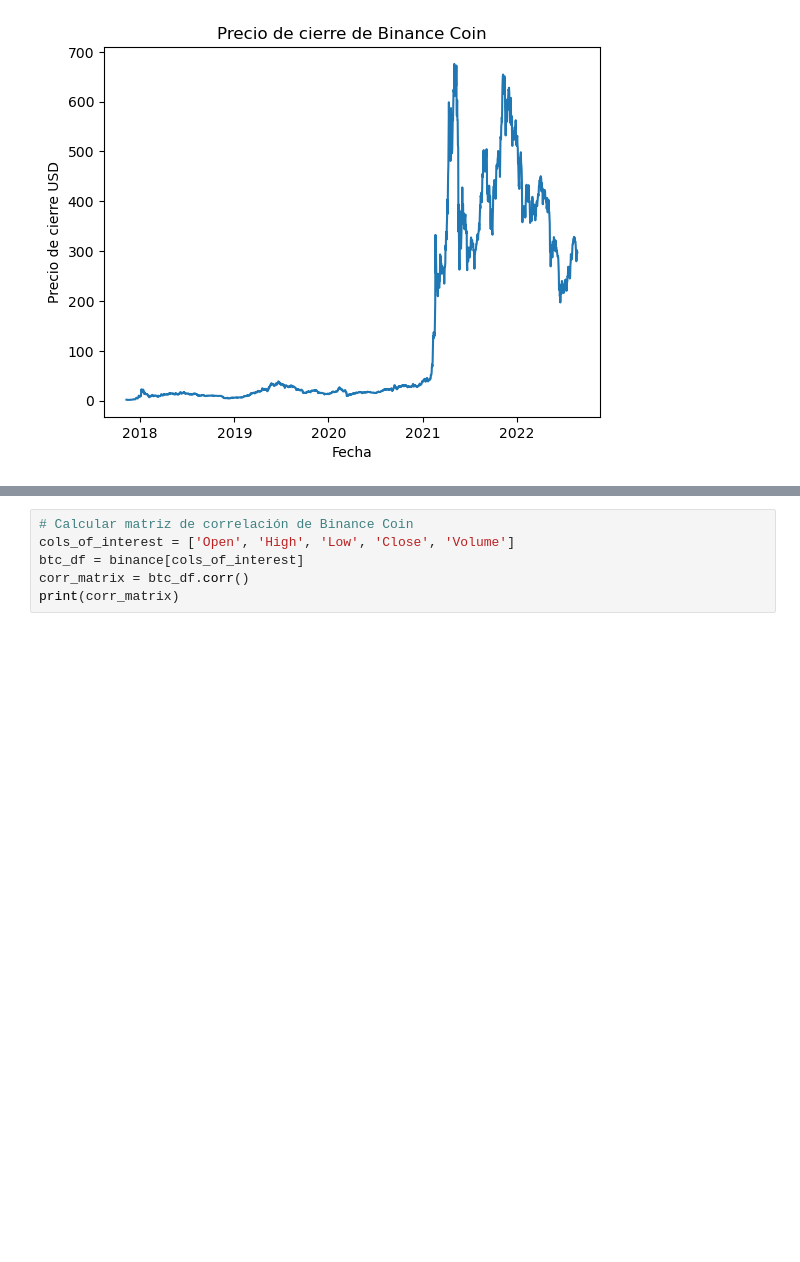
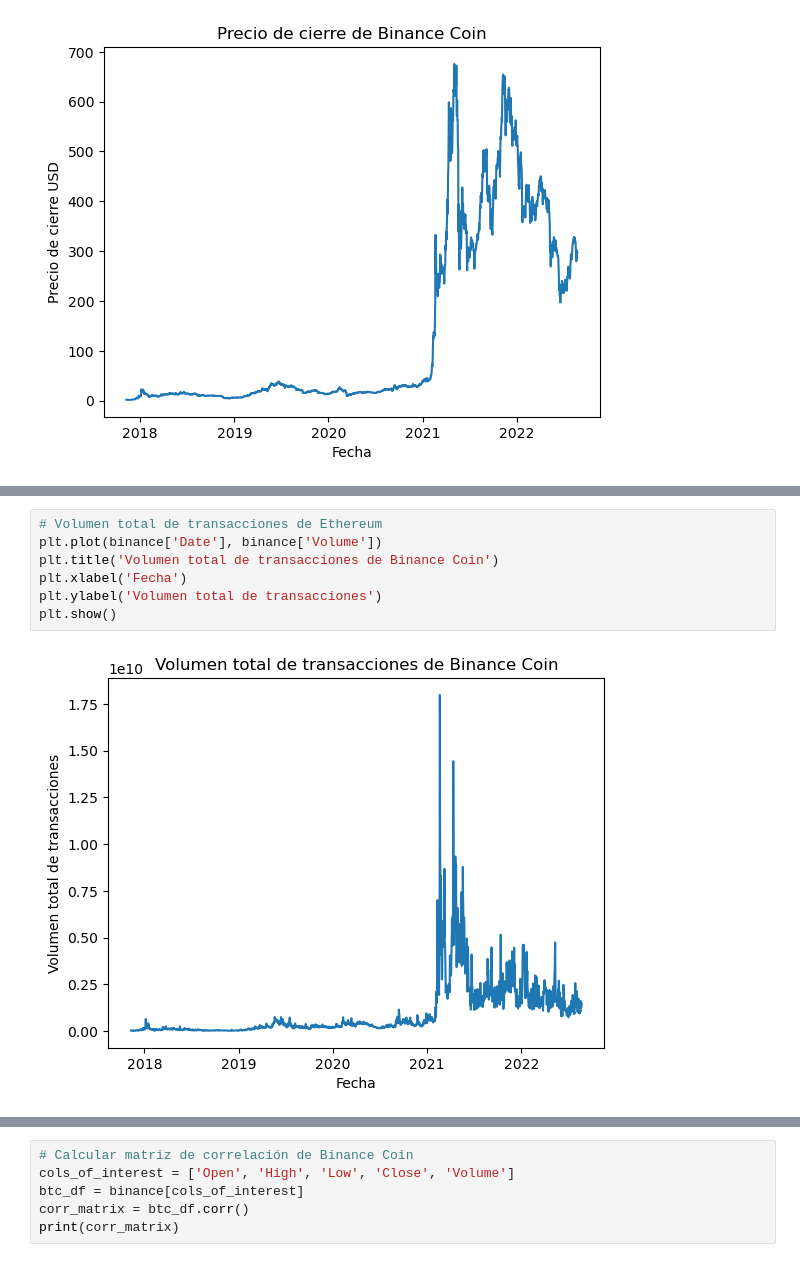
Before and after one commit to angelmpa/proyecto-portafolio, a Jupyter notebook: notebooks/analisis_inicial.ipynb, the cells around one changed output, grey strips where cells are left out. Saved outputs shown, nothing was run; the diff lists cells and outputs as text; blank space fills up the shorter version.

```diff
--- a/notebooks/analisis_inicial.ipynb
+++ b/notebooks/analisis_inicial.ipynb
@@ -384,0 +446,9 @@ plt.show()
+# %%
+# Volumen total de transacciones de Ethereum
+plt.plot(binance['Date'], binance['Volume'])
+plt.title('Volumen total de transacciones de Binance Coin')
+plt.xlabel('Fecha')
+plt.ylabel('Volumen total de transacciones')
+plt.show()
+# %% [output]
+[figure, added]
```
Also changed, not shown: parts of 20 cells of this notebook, 1 other file.
